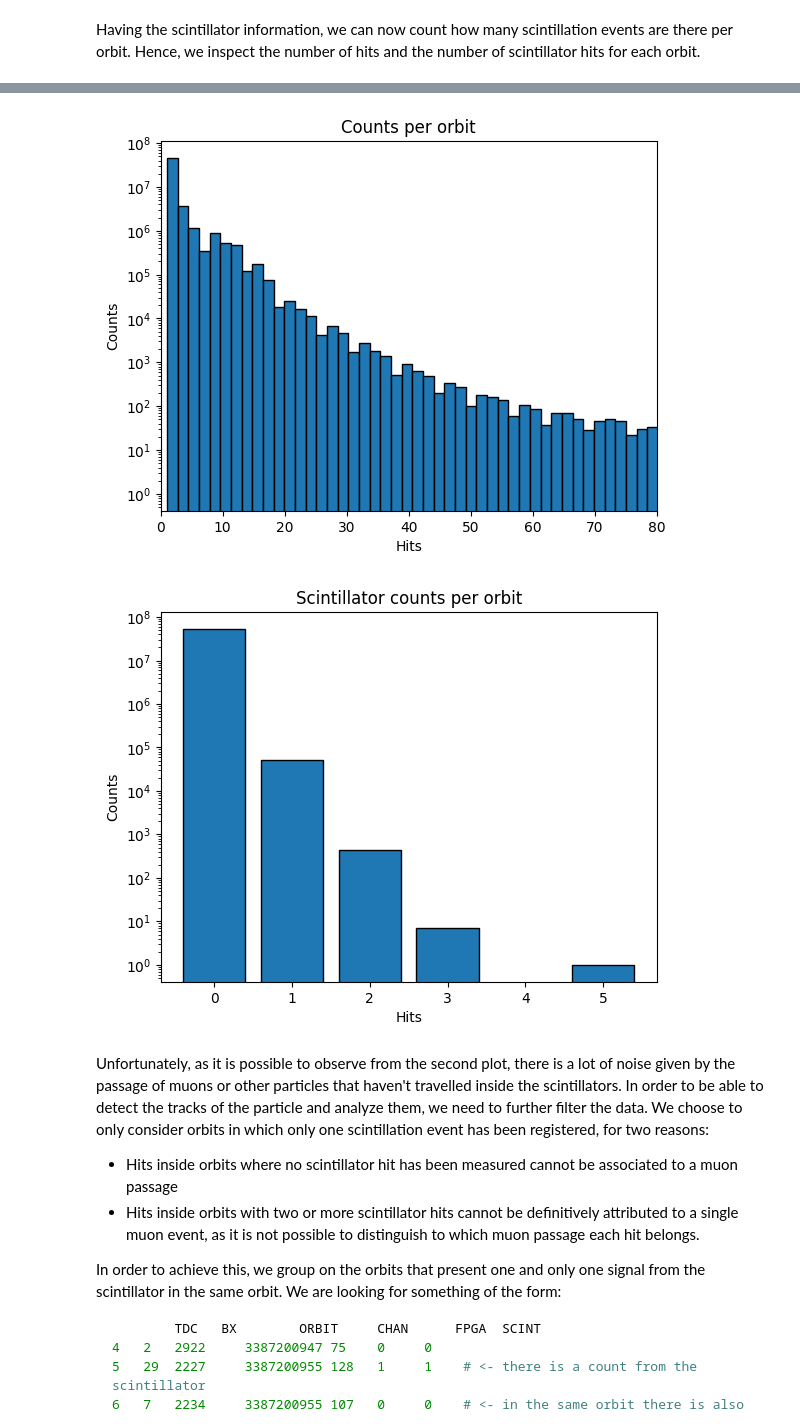
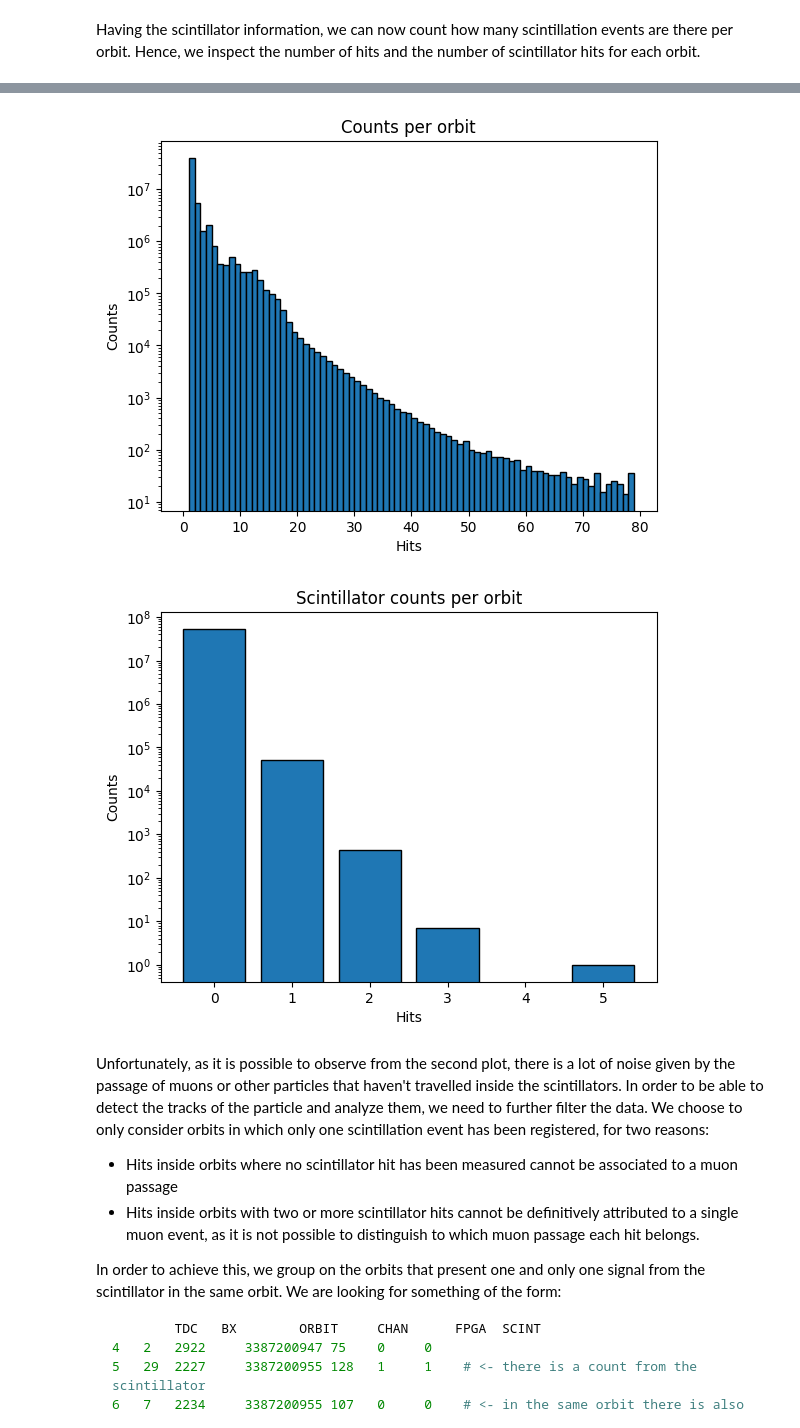
Before and after one commit to adadiorio/MAPD-B-Muon-Batch-Analysis, a Jupyter notebook: MAPD-B_Gr07.ipynb, the cells around one changed output, grey strips where cells are left out. Saved outputs shown, nothing was run; the diff lists cells and outputs as text; code cells hidden in the pictures.

```diff
--- a/MAPD-B_Gr07.ipynb
+++ b/MAPD-B_Gr07.ipynb
@@ -108,8 +109,8 @@ spark = SparkSession.builder \
     .config('spark.jars.packages', 'org.apache.hadoop:hadoop-common:3.3.4')\
     .config('spark.jars.packages', 'org.apache.hadoop:hadoop-aws:3.3.4')\
     .config("spark.executor.cores", 4)\
-    .config("spark.executor.memory", "3500m")\
-    .config("spark.sql.shuffle.partitions", 24)\
+    .config("spark.executor.memory", "2000m")\
+    .config("spark.sql.shuffle.partitions", 12)\
     .config("spark.sql.execution.arrow.pyspark.enabled", "true")\
     .config("spark.sql.execution.arrow.pyspark.fallback.enabled", "false")\
     .config('spark.hadoop.fs.s3a.aws.credentials.provider', 'org.apache.hadoop.fs.s3a.SimpleAWSCredentialsProvider')\
@@ -284,24 +270,35 @@ data_counts = df.groupby('ORBIT')\
-# %%
-# Counts per orbit
-plt.hist(n_hits['count'], bins = 500, edgecolor = 'black')
-plt.xlabel('Hits')
-plt.ylabel('Counts')
-plt.title('Counts per orbit')
-plt.xlim(0, 80)
-plt.yscale('log')
-plt.show()
-
-# Scintillator counts per orbit
-counts = data_counts['n_scint'].value_counts().sort_index()
-plt.bar(counts.index, counts.values, edgecolor = 'black')
-plt.xlabel('Hits')
-plt.ylabel('Counts')
-plt.title('Scintillator counts per orbit')
-plt.yscale('log')
-plt.show()
-# %% [output]
-[figure, removed]
-[figure, removed]
+# %%
+n_hits = df.groupby('ORBIT')\
+           .count()
+
+bins, counts = n_hits.select('count')\
+                             .rdd\
+                             .histogram(list(np.arange(0, 80, 1)))
+
+plt.hist(bins[:-1], bins, weights = counts[:], log = True, edgecolor = 'black')
+plt.xlabel('Hits')
+plt.ylabel('Counts')
+plt.title('Counts per orbit')
+plt.show()
+# %% [output]
+[figure, added]
+# %%
+data_counts = df.groupby('ORBIT')\
+                .agg(F.sum('SCINT').alias('n_scint'))
+
+
+scint_counts = data_counts.select('n_scint').rdd.flatMap(lambda x: x).countByValue()
+sorted_counts = sorted(scint_counts.items())
+x, y = zip(*sorted_counts)
+
+plt.bar(x, y, edgecolor = 'black')
+plt.xlabel('Hits')
+plt.ylabel('Counts')
+plt.title('Scintillator counts per orbit')
+plt.yscale('log')
+plt.show()
+# %% [output]
+[figure, added]
 # %% [markdown]
 Unfortunately, as it is possible to observe from the second plot, there is a lot of noise given by the passage of muons or other particles that haven't travelled inside the scintillators. In order to be able to detect the tracks of the particle and analyze them, we need to further filter the data. We choose to only consider orbits in which only one scintillation event has been registered, for two reasons:
 
```
Also changed, not shown: parts of 30 cells of this notebook.
